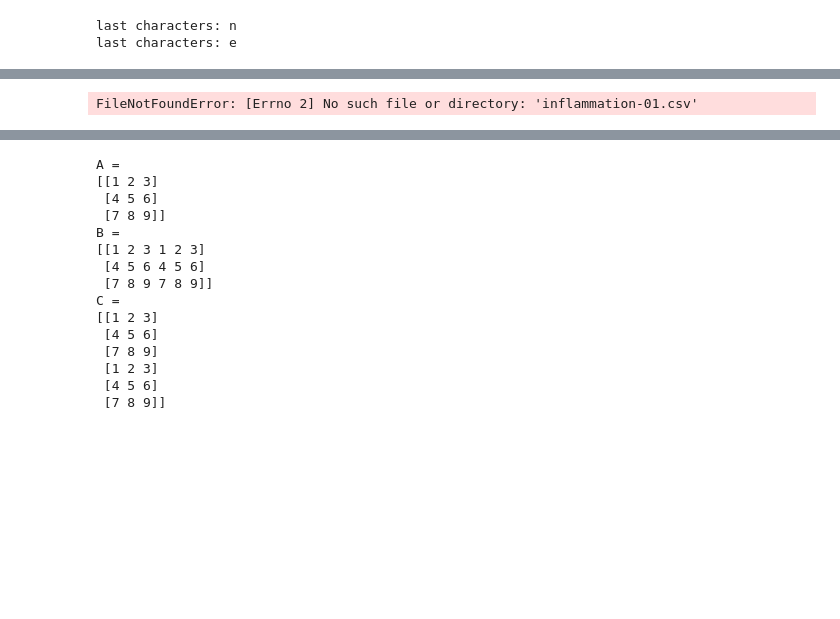
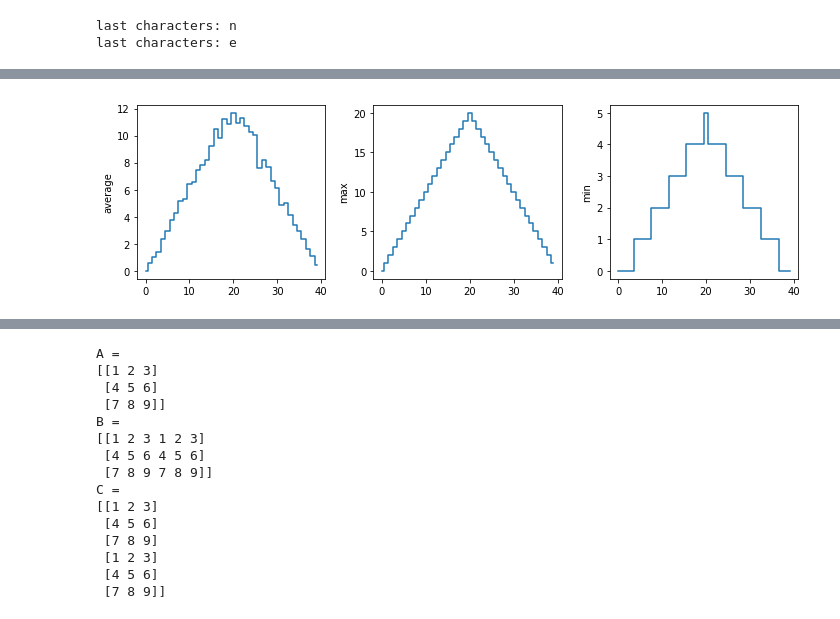
Before and after one commit to mfsalama/Homework, a Jupyter notebook: week-3-hw-eeb177.ipynb, the cells around one changed output, grey strips where cells are left out. Saved outputs shown, nothing was run; the diff lists cells and outputs as text; code cells hidden in the pictures; blank space fills up the shorter version.

Commit message:
finished python week-3 HW

```diff
--- a/week-3-hw-eeb177.ipynb
+++ b/week-3-hw-eeb177.ipynb
@@ -107,0 +108,6 @@ SyntaxError: invalid syntax (<ipython-input-89-1a32db211c7b>, line 3)
+# %%
+#6)Drawing straight lines:
+import numpy
+import matplotlib.pyplot
+
+data = numpy.loadtxt(fname='/home/eeb177-student/Desktop/python-novice-inflammation/data/inflammation-10.csv', delimiter=',')
@@ -108,30 +124,30 @@ SyntaxError: invalid syntax (<ipython-input-89-1a32db211c7b>, line 3)
 # %%
 #6)Drawing straight lines:
 import numpy
 import matplotlib.pyplot
 
-data = numpy.loadtxt(fname='inflammation-01.csv', delimiter=',')
+data = numpy.loadtxt(fname='/home/eeb177-student/Desktop/python-novice-inflammation/data/inflammation-10.csv', delimiter=',')
 
 fig = matplotlib.pyplot.figure(figsize=(10.0, 3.0))
 
 axes1 = fig.add_subplot(1, 3, 1)
 axes2 = fig.add_subplot(1, 3, 2)
 axes3 = fig.add_subplot(1, 3, 3)
 
 axes1.set_ylabel('average')
 axes1.plot(numpy.mean(data, axis=0), drawstyle='steps-mid')
 
 axes2.set_ylabel('max')
 axes2.plot(numpy.max(data, axis=0), drawstyle='steps-mid')
 
 axes3.set_ylabel('min')
 axes3.plot(numpy.min(data, axis=0), drawstyle='steps-mid')
 
 fig.tight_layout()
 
 matplotlib.pyplot.show()
 # %% [output]
-FileNotFoundError: [Errno 2] No such file or directory: 'inflammation-01.csv'
+[figure, added]
 # %%
 #7)Make you own plot:
 max_plot = matplotlib.pyplot.plot(numpy.std(data, axis=0))
```
Also changed, not shown: parts of 6 cells of this notebook.
